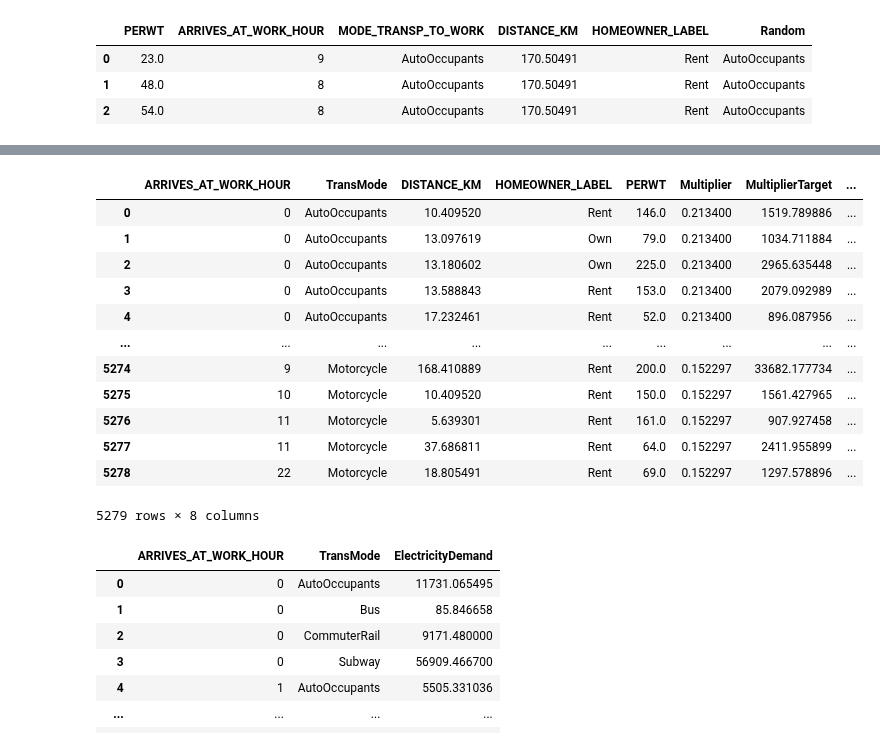
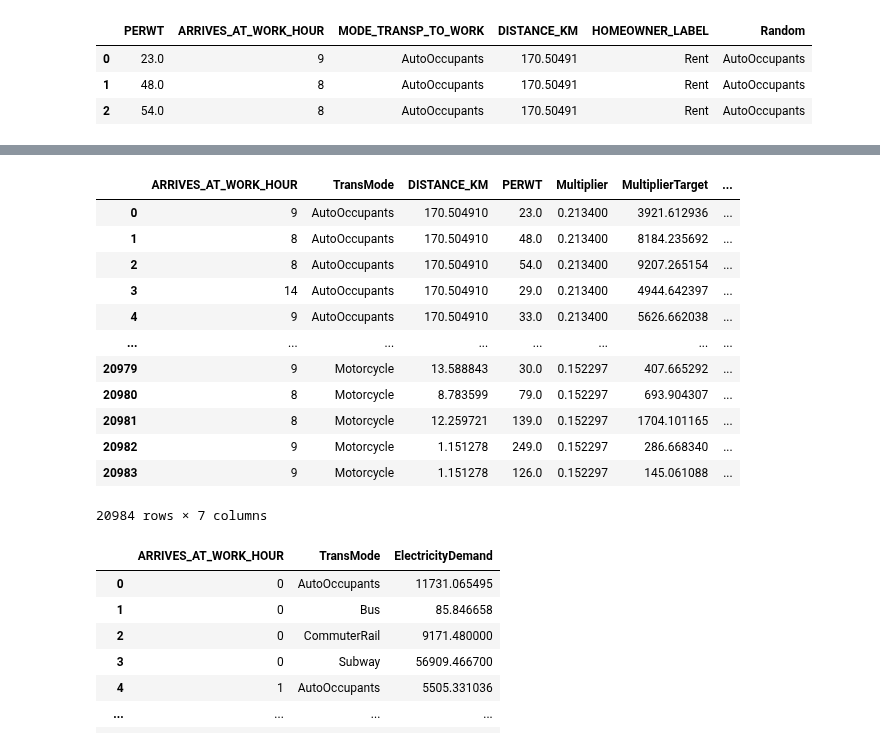
Before and after one commit to BNewborn/mobility-electrification, a Jupyter notebook: 04_ElectricalInfrastructureModel/01_tmp_model_micro.ipynb, the cells around one changed output, grey strips where cells are left out. Drawn from its saved outputs; the diff is of its cells as text; code cells hidden in the pictures.

```diff
--- a/04_ElectricalInfrastructureModel/01_tmp_model_micro.ipynb
+++ b/04_ElectricalInfrastructureModel/01_tmp_model_micro.ipynb
@@ -92,26 +92,28 @@ mode_order = CategoricalDtype(['AutoOccupants',
                               ],ordered=True)
 # %%
 ### 1: based on current mode choices
-current = commuter_df.groupby(by=["ARRIVES_AT_WORK_HOUR","MODE_TRANSP_TO_WORK","DISTANCE_KM","HOMEOWNER_LABEL"]).agg({"PERWT":"sum"})\
-                     .reset_index().rename({'MODE_TRANSP_TO_WORK':'TransMode'},axis=1)
+### agg is not neccessary
+# current = commuter_df.groupby(by=["ARRIVES_AT_WORK_HOUR","MODE_TRANSP_TO_WORK","DISTANCE_KM"]).agg({"PERWT":"sum"})\
+#                      .reset_index().rename({'MODE_TRANSP_TO_WORK':'TransMode'},axis=1)
+current = commuter_df[["ARRIVES_AT_WORK_HOUR","MODE_TRANSP_TO_WORK","DISTANCE_KM","PERWT"]].rename({'MODE_TRANSP_TO_WORK':'TransMode'},axis=1)
 current = current.merge(right=electric_reference_table[['TransMode','Multiplier']], on=["TransMode"], how='inner')
 current['MultiplierTarget'] = current.apply(lambda row: Electricity(row), axis=1)
 current['ElectricityDemand'] = current['MultiplierTarget']*current['Multiplier']
 current
 # %% [output]
-|  | ARRIVES_AT_WORK_HOUR | TransMode | DISTANCE_KM | HOMEOWNER_LABEL | PERWT | Multiplier | MultiplierTarget | ... |
-| 0 | 0 | AutoOccupants | 10.409520 | Rent | 146.0 | 0.213400 | 1519.789886 | ... |
-| 1 | 0 | AutoOccupants | 13.097619 | Own | 79.0 | 0.213400 | 1034.711884 | ... |
-| 2 | 0 | AutoOccupants | 13.180602 | Own | 225.0 | 0.213400 | 2965.635448 | ... |
-| 3 | 0 | AutoOccupants | 13.588843 | Rent | 153.0 | 0.213400 | 2079.092989 | ... |
-| 4 | 0 | AutoOccupants | 17.232461 | Rent | 52.0 | 0.213400 | 896.087956 | ... |
-| ... | ... | ... | ... | ... | ... | ... | ... | ... |
-| 5274 | 9 | Motorcycle | 168.410889 | Rent | 200.0 | 0.152297 | 33682.177734 | ... |
-| 5275 | 10 | Motorcycle | 10.409520 | Rent | 150.0 | 0.152297 | 1561.427965 | ... |
-| 5276 | 11 | Motorcycle | 5.639301 | Rent | 161.0 | 0.152297 | 907.927458 | ... |
-| 5277 | 11 | Motorcycle | 37.686811 | Rent | 64.0 | 0.152297 | 2411.955899 | ... |
-| 5278 | 22 | Motorcycle | 18.805491 | Rent | 69.0 | 0.152297 | 1297.578896 | ... |
+|  | ARRIVES_AT_WORK_HOUR | TransMode | DISTANCE_KM | PERWT | Multiplier | MultiplierTarget | ... |
+| 0 | 9 | AutoOccupants | 170.504910 | 23.0 | 0.213400 | 3921.612936 | ... |
+| 1 | 8 | AutoOccupants | 170.504910 | 48.0 | 0.213400 | 8184.235692 | ... |
+| 2 | 8 | AutoOccupants | 170.504910 | 54.0 | 0.213400 | 9207.265154 | ... |
+| 3 | 14 | AutoOccupants | 170.504910 | 29.0 | 0.213400 | 4944.642397 | ... |
+| 4 | 9 | AutoOccupants | 170.504910 | 33.0 | 0.213400 | 5626.662038 | ... |
+| ... | ... | ... | ... | ... | ... | ... | ... |
+| 20979 | 9 | Motorcycle | 13.588843 | 30.0 | 0.152297 | 407.665292 | ... |
+| 20980 | 8 | Motorcycle | 8.783599 | 79.0 | 0.152297 | 693.904307 | ... |
+| 20981 | 8 | Motorcycle | 12.259721 | 139.0 | 0.152297 | 1704.101165 | ... |
+| 20982 | 9 | Motorcycle | 1.151278 | 249.0 | 0.152297 | 286.668340 | ... |
+| 20983 | 9 | Motorcycle | 1.151278 | 126.0 | 0.152297 | 145.061088 | ... |
-5279 rows × 8 columns
+20984 rows × 7 columns
 # %%
 result_current = current.groupby(by=["ARRIVES_AT_WORK_HOUR","TransMode"]).agg({"ElectricityDemand":"sum"}).reset_index()
 result_current['ElectricityDemand'] = result_current.apply(lambda row: floor(row), axis=1)
```
Also changed, not shown: parts of 1 cell of this notebook, 1 other file.
